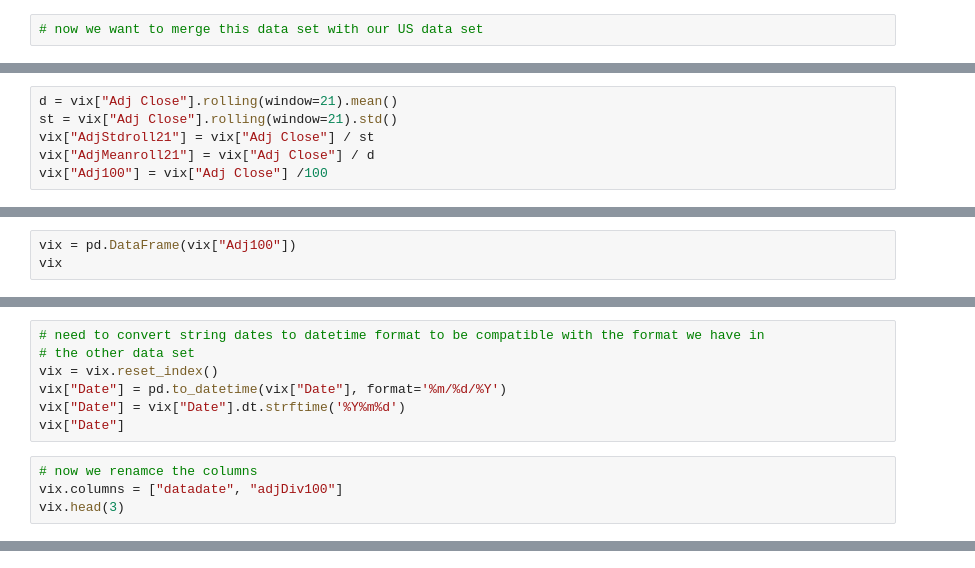
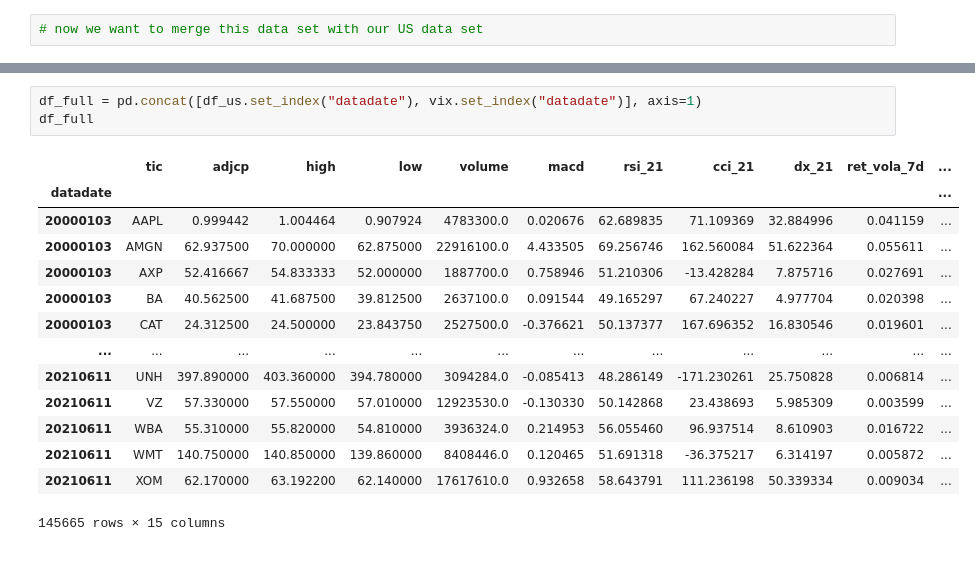
Before and after one commit to maimai04/MT-DRL-Pytorch, a Jupyter notebook: dataprep/data_preprocessing.ipynb, the cells around one changed output, grey strips where cells are left out. Saved outputs shown, nothing was run; the diff lists cells and outputs as text.

```diff
--- a/dataprep/data_preprocessing.ipynb
+++ b/dataprep/data_preprocessing.ipynb
@@ -240,6 +448,0 @@ plt.clf() # tell matplotlib we are done with this plot so it doesn't append subs
-# %%
-d = vix["Adj Close"].rolling(window=21).mean()
-st = vix["Adj Close"].rolling(window=21).std()
-vix["AdjStdroll21"] = vix["Adj Close"] / st
-vix["AdjMeanroll21"] = vix["Adj Close"] / d
-vix["Adj100"] = vix["Adj Close"] /100
@@ -262,3 +448,0 @@ vix["Adj100"] = vix["Adj Close"] /100
-# %%
-vix = pd.DataFrame(vix["Adj100"])
-vix
@@ -267,11 +448,0 @@ type(vix)
-# %%
-# need to convert string dates to datetime format to be compatible with the format we have in
-# the other data set
-vix = vix.reset_index()
-vix["Date"] = pd.to_datetime(vix["Date"], format='%m/%d/%Y')
-vix["Date"] = vix["Date"].dt.strftime('%Y%m%d')
-vix["Date"]
-# %%
-# now we renamce the columns
-vix.columns = ["datadate", "adjDiv100"]
-vix.head(3)
@@ -285,0 +465,18 @@ d[0:10]
+# %%
+df_full = pd.concat([df_us.set_index("datadate"), vix.set_index("datadate")], axis=1)
+df_full
+# %% [output]
+|  | tic | adjcp | high | low | volume | macd | rsi_21 | cci_21 | dx_21 | ret_vola_7d | ... |
+| datadate |  |  |  |  |  |  |  |  |  |  | ... |
+| 20000103 | AAPL | 0.999442 | 1.004464 | 0.907924 | 4783300.0 | 0.020676 | 62.689835 | 71.109369 | 32.884996 | 0.041159 | ... |
+| 20000103 | AMGN | 62.937500 | 70.000000 | 62.875000 | 22916100.0 | 4.433505 | 69.256746 | 162.560084 | 51.622364 | 0.055611 | ... |
+| 20000103 | AXP | 52.416667 | 54.833333 | 52.000000 | 1887700.0 | 0.758946 | 51.210306 | -13.428284 | 7.875716 | 0.027691 | ... |
+| 20000103 | BA | 40.562500 | 41.687500 | 39.812500 | 2637100.0 | 0.091544 | 49.165297 | 67.240227 | 4.977704 | 0.020398 | ... |
+| 20000103 | CAT | 24.312500 | 24.500000 | 23.843750 | 2527500.0 | -0.376621 | 50.137377 | 167.696352 | 16.830546 | 0.019601 | ... |
+| ... | ... | ... | ... | ... | ... | ... | ... | ... | ... | ... | ... |
+| 20210611 | UNH | 397.890000 | 403.360000 | 394.780000 | 3094284.0 | -0.085413 | 48.286149 | -171.230261 | 25.750828 | 0.006814 | ... |
+| 20210611 | VZ | 57.330000 | 57.550000 | 57.010000 | 12923530.0 | -0.130330 | 50.142868 | 23.438693 | 5.985309 | 0.003599 | ... |
+| 20210611 | WBA | 55.310000 | 55.820000 | 54.810000 | 3936324.0 | 0.214953 | 56.055460 | 96.937514 | 8.610903 | 0.016722 | ... |
+| 20210611 | WMT | 140.750000 | 140.850000 | 139.860000 | 8408446.0 | 0.120465 | 51.691318 | -36.375217 | 6.314197 | 0.005872 | ... |
+| 20210611 | XOM | 62.170000 | 63.192200 | 62.140000 | 17617610.0 | 0.932658 | 58.643791 | 111.236198 | 50.339334 | 0.009034 | ... |
+145665 rows × 15 columns
```
Also changed, not shown: parts of 84 cells of this notebook, 14 other files.
